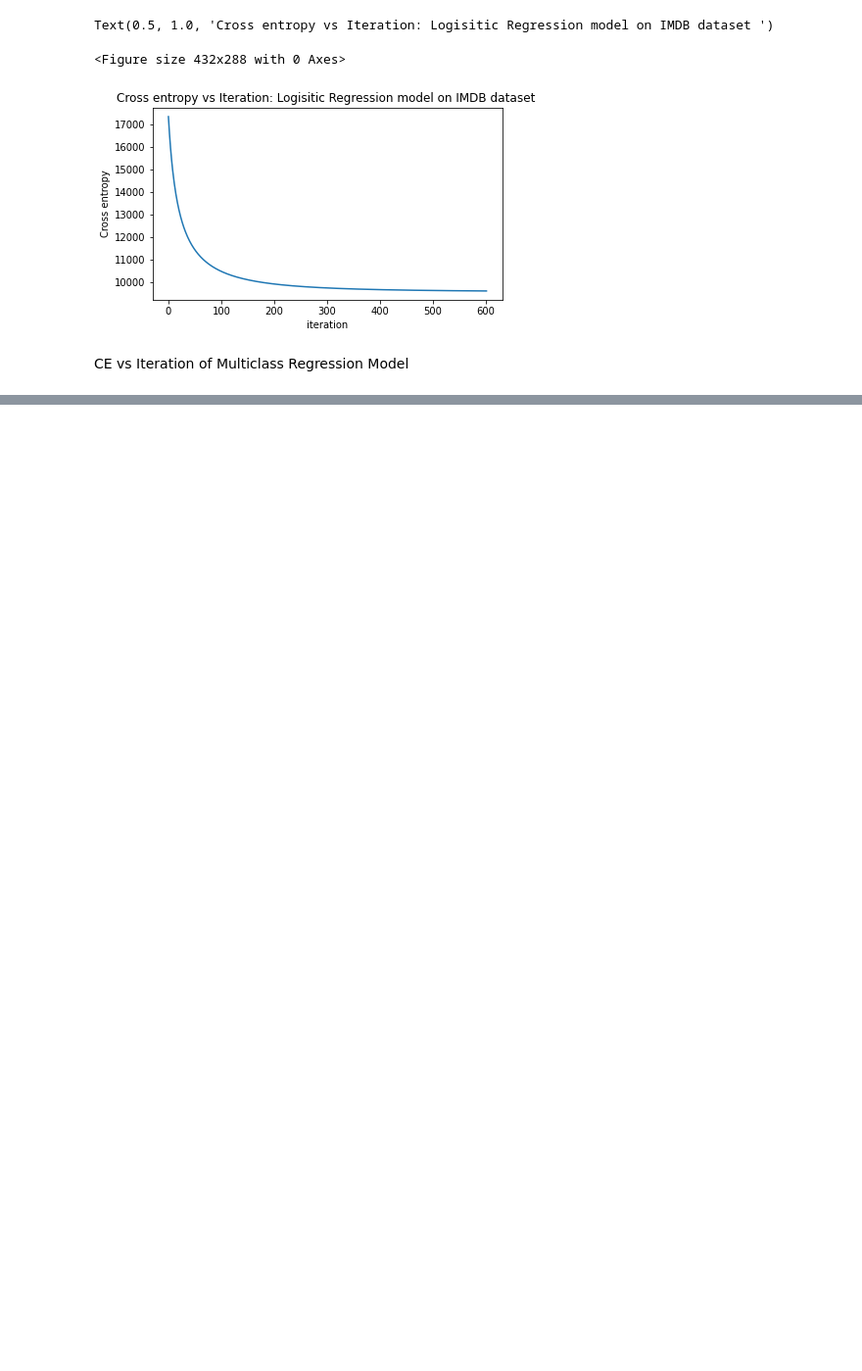
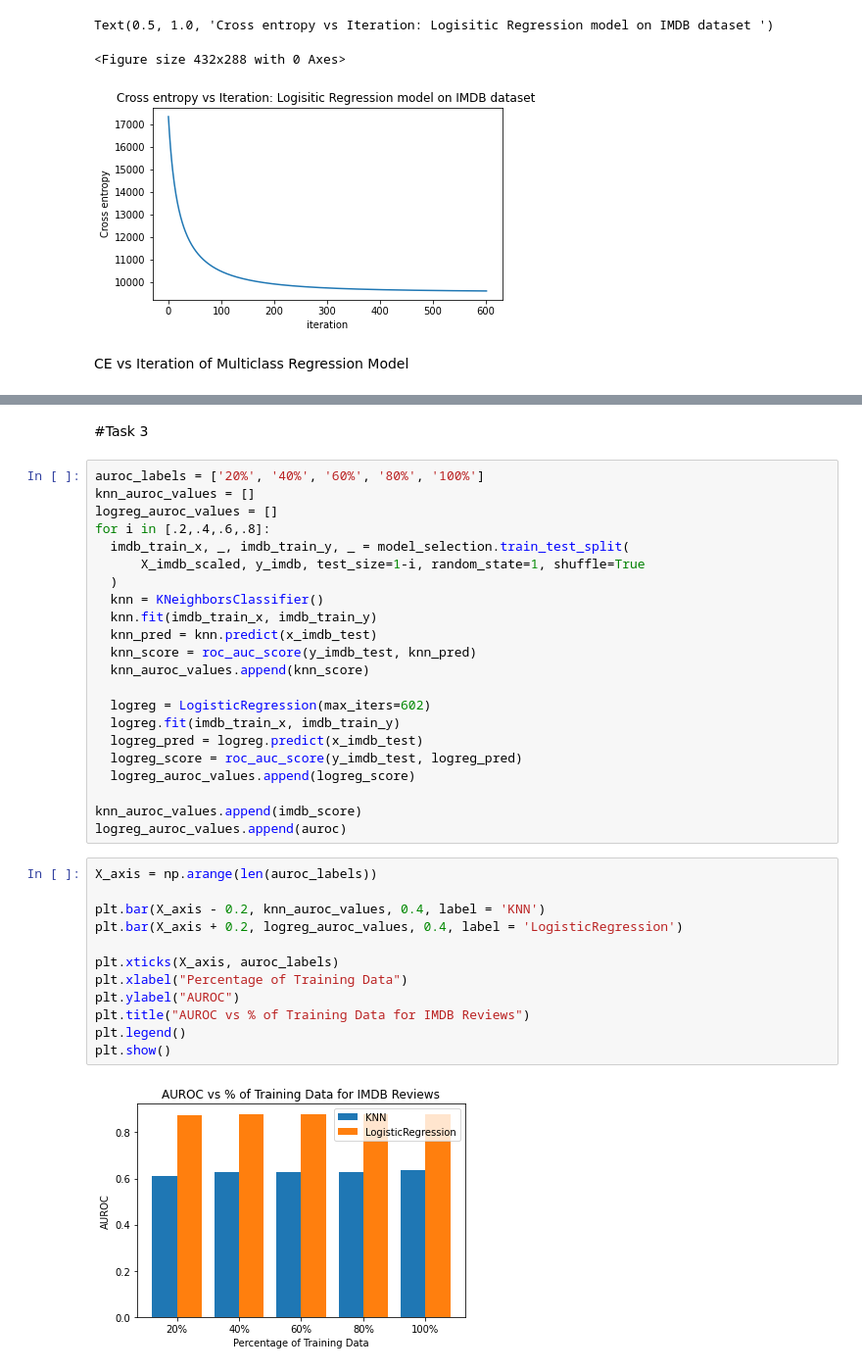
Before and after one commit to WillieHabim/COMP551-A2, a Jupyter notebook: COMP551_A2.ipynb, the cells around one changed output, grey strips where cells are left out. Shown at 98% size. Drawn from its saved outputs; the diff is of its cells as text; blank space fills up the shorter version.

```diff
--- a/COMP551_A2.ipynb
+++ b/COMP551_A2.ipynb
@@ -433,0 +470,38 @@ Text(0.5, 1.0, 'Cross entropy vs Iteration: Multiclass Regression model on 20-ne
+# %% [markdown]
+#Task 3
+# %%
+auroc_labels = ['20%', '40%', '60%', '80%', '100%']
+knn_auroc_values = []
+logreg_auroc_values = []
+for i in [.2,.4,.6,.8]:
+  imdb_train_x, _, imdb_train_y, _ = model_selection.train_test_split(
+      X_imdb_scaled, y_imdb, test_size=1-i, random_state=1, shuffle=True
+  )
+  knn = KNeighborsClassifier()
+  knn.fit(imdb_train_x, imdb_train_y)
+  knn_pred = knn.predict(x_imdb_test)
+  knn_score = roc_auc_score(y_imdb_test, knn_pred)
+  knn_auroc_values.append(knn_score)
+
+  logreg = LogisticRegression(max_iters=602)
+  logreg.fit(imdb_train_x, imdb_train_y)
+  logreg_pred = logreg.predict(x_imdb_test)
+  logreg_score = roc_auc_score(y_imdb_test, logreg_pred)
+  logreg_auroc_values.append(logreg_score)
+
+knn_auroc_values.append(imdb_score)
+logreg_auroc_values.append(auroc)
+# %%
+X_axis = np.arange(len(auroc_labels))
+
+plt.bar(X_axis - 0.2, knn_auroc_values, 0.4, label = 'KNN')
+plt.bar(X_axis + 0.2, logreg_auroc_values, 0.4, label = 'LogisticRegression')
+
+plt.xticks(X_axis, auroc_labels)
+plt.xlabel("Percentage of Training Data")
+plt.ylabel("AUROC")
+plt.title("AUROC vs % of Training Data for IMDB Reviews")
+plt.legend()
+plt.show()
+# %% [output]
+[figure, added]
```
Also changed, not shown: parts of 16 cells of this notebook.
